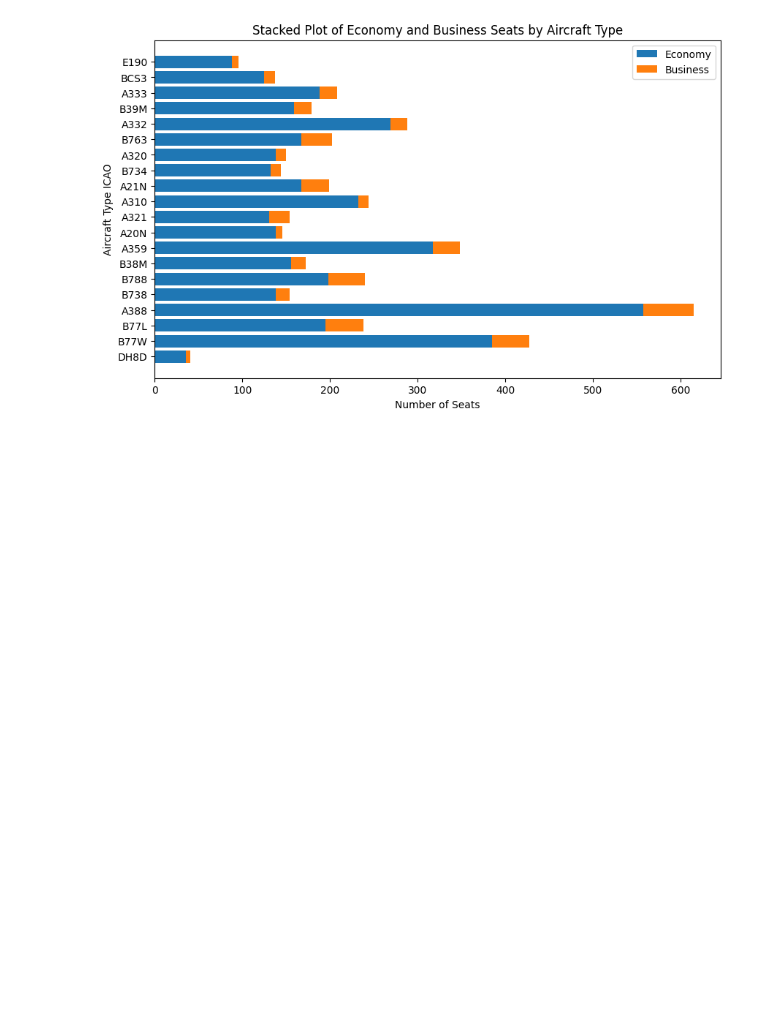
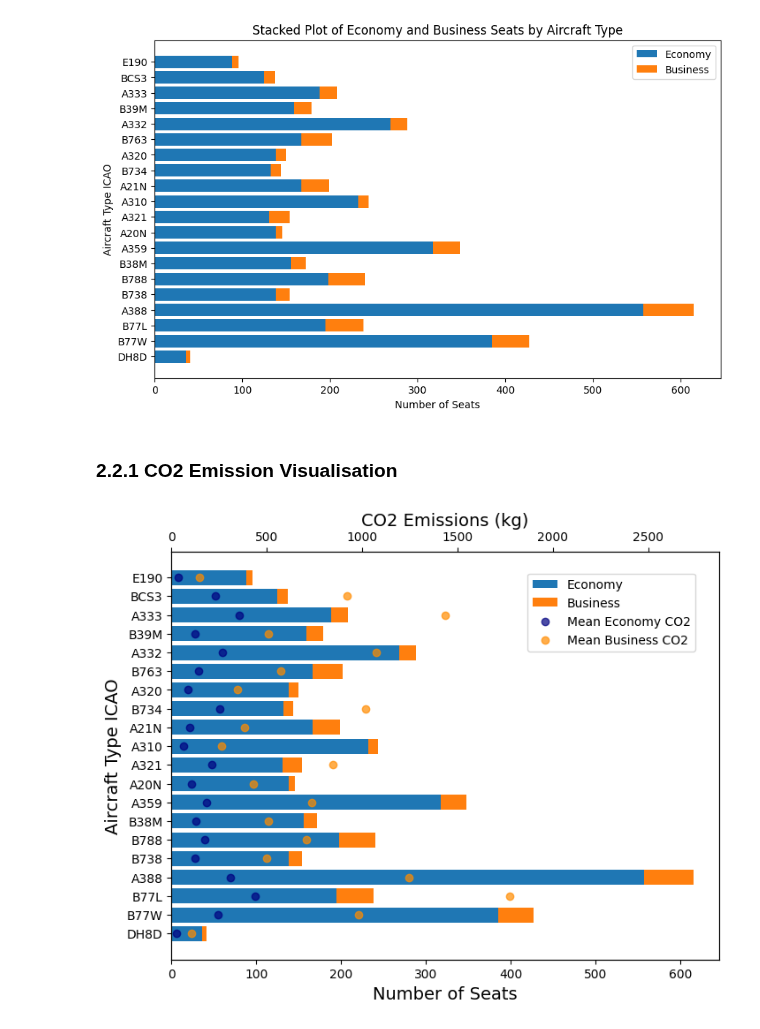
Before and after one commit to lukasschirren/COP_flight_analysis, a Jupyter notebook: analysis_economy_business.ipynb, the cells around one changed output. Cells and saved outputs as stored; diff of their text form; code cells hidden in the pictures; blank space fills up the shorter version.

```diff
--- a/analysis_economy_business.ipynb
+++ b/analysis_economy_business.ipynb
@@ -61,19 +337,13 @@ plt.show()
 # %% [markdown]
 ## 2.2 Split Economy/Business Class
 # %%
-
-data_direct.dropna(subset=['Seats Economy', 'Seats Business'], inplace=True)
-
-# Convert 'Seats Economy' and 'Seats Business' to integers
-data_direct['Seats Economy'] = data_direct['Seats Economy'].astype(int)
-data_direct['Seats Business'] = data_direct['Seats Business'].astype(int)
 
 # Plot
 plt.figure(figsize=(10, 6))
 
 # Stacked bar plot
-plt.barh(data_direct['aircraft_type_icao'], data_direct['Seats Economy'], label='Economy')
-plt.barh(data_direct['aircraft_type_icao'], data_direct['Seats Business'], left=data_direct['Seats Economy'], label='Business')
+plt.barh(data_all['aircraft_type_icao'], data_all['Seats Economy'], label='Economy')
+plt.barh(data_all['aircraft_type_icao'], data_all['Seats Business'], left=data_all['Seats Economy'], label='Business')
 
 # Labels and title
 plt.xlabel('Number of Seats')
@@ -85,3 +355,41 @@ plt.legend()
 plt.show()
 # %% [output]
 [figure]
+# %% [markdown]
+### 2.2.1 CO2 Emission Visualisation
+# %%
+# Calculate mean CO2 emissions for business and economy
+mean_business_co2 = data_direct.groupby('aircraft_type_icao')['business_co2_pp'].mean()
+mean_economy_co2 = data_direct.groupby('aircraft_type_icao')['economy_co2_pp'].mean()
+
+# Plot
+fig, ax1 = plt.subplots(figsize=(8, 6))
+
+# Stacked bar plot for seats
+ax1.barh(data_direct['aircraft_type_icao'], data_direct['Seats Economy'], label='Economy')
+ax1.barh(data_direct['aircraft_type_icao'], data_direct['Seats Business'], left=data_direct['Seats Economy'], label='Business')
+
+# Labels and title for seats
+ax1.set_xlabel('Number of Seats', fontsize=14)
+ax1.set_ylabel('Aircraft Type ICAO', fontsize=14)
+# ax1.set_title('Stacked Plot of Economy and Business Seats by Aircraft Type', fontsize=16)
+
+# Create a second x-axis for CO2 emissions
+ax2 = ax1.twiny()
+ax2.set_xlabel('CO2 Emissions (kg)', fontsize=14)
+
+ax2.set_xlim(0, data_direct[['business_co2_pp', 'economy_co2_pp']].max().max() + 100)
+
+# Plot mean CO2 emissions as points with darker shades
+ax2.scatter(mean_economy_co2, mean_economy_co2.index, color='navy', label='Mean Economy CO2', alpha=0.7)
+ax2.scatter(mean_business_co2, mean_business_co2.index, color='darkorange', label='Mean Business CO2', alpha=0.7)
+
+# Add legend
+# fig.legend(loc='upper right', bbox_to_anchor=(1, 1))
+# ax1.legend(loc='upper right', bbox_to_anchor=(1, 1.2))
+fig.legend(loc='upper right', bbox_to_anchor=(0.875, 0.85))
+
+# Show plot
+plt.show()
+# %% [output]
+[figure, added]
```
Also changed, not shown: parts of 23 cells of this notebook, 2 other files.
